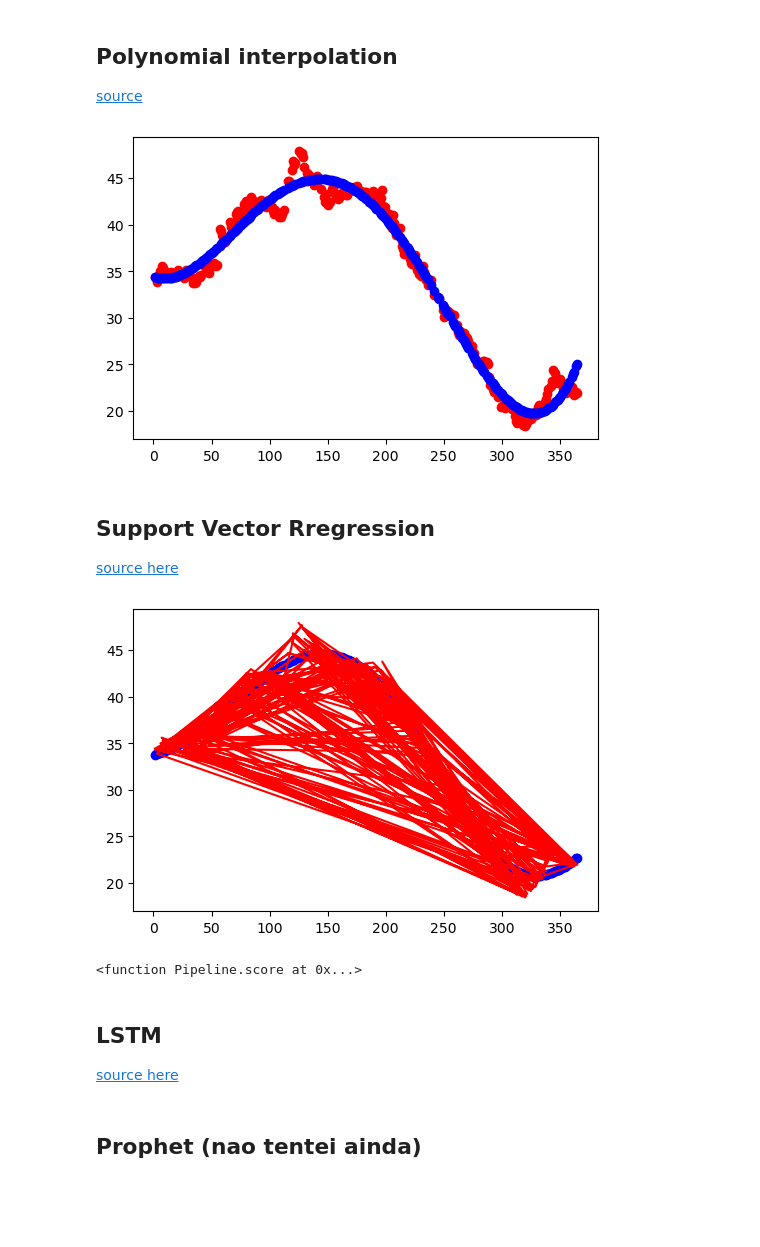
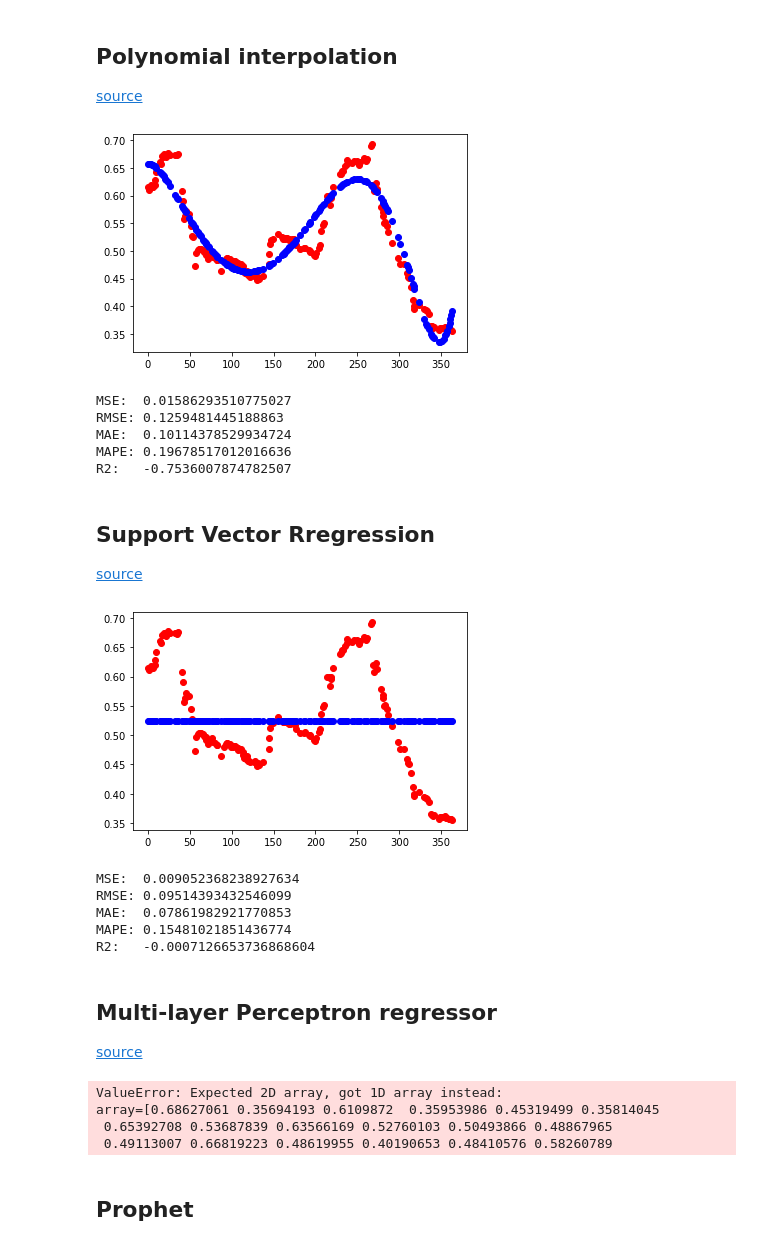
Before and after one commit to inatel-ic-cividati/Prediction, a Jupyter notebook: code/Analysis.ipynb, the cells around one changed output. Drawn from its saved outputs; the diff is of its cells as text; code cells hidden in the pictures; blank space fills up the shorter version.

Commit message:
Perceptron implemented

```diff
--- a/code/Analysis.ipynb
+++ b/code/Analysis.ipynb
@@ -9,7 +10,7 @@ import numpy as np
 # %% [markdown]
 Reading dataframes
 # %%
-df_gold = pd.read_csv('../data/d_gold.csv')
+df_gold = pd.read_csv('../data/d_kilo_gold_price_in_currency.csv')
 df_gold['date'] = pd.to_datetime(df_gold['date'], infer_datetime_format=True)
 # %% [markdown]
 ### Configuration
@@ -17,9 +18,9 @@ df_gold['date'] = pd.to_datetime(df_gold['date'], infer_datetime_format=True)
 from sklearn.model_selection import train_test_split
 
 data_x = np.arange(0, len(df_gold['date'])).reshape(-1,1)
-data_y = np.array(df_gold['America'])
+data_y = np.array(df_gold['China'])
 
-x_train, x_test, y_train, y_test = train_test_split(data_x, data_y, test_size=0.20)
+x_train, x_test, y_train, y_test = train_test_split(data_x, data_y, test_size=0.50)
 print("Train:", len(x_train))
 print("Test:", len(x_test))
 # %% [output]
@@ -36,15 +33,17 @@ x_train[2][0]
 # %%
 from sklearn import linear_model
 import matplotlib.pyplot as plt
-plt.rcParams["figure.dpi"] = 100
 
 model = linear_model.LinearRegression()
 model.fit(x_train, y_train.reshape(-1,1))
 
 print("Coeficiente: ", model.coef_[0][0])
 
-y_pred = model.predict(x_test)
+y_predict = model.predict(x_test)
 
-plt.scatter(x_test, y_test, color="blue")
-plt.plot(x_test, y_pred, color="red", linewidth=1)
+plt.scatter(x_test, y_test, color="red")
+plt.scatter(x_test, y_predict, color="blue", linewidth=1)
+plt.show()
+
+metrics.regression_metrics(y_test, y_predict)
 # %% [output]
@@ -59,7 +62,7 @@ Coeficiente:  -0.05591049113584972
 from sklearn.linear_model import LinearRegression
 from sklearn.preprocessing import PolynomialFeatures
 
-poly_reg = PolynomialFeatures(degree=4)
+poly_reg = PolynomialFeatures(degree=7)
 x_poly = poly_reg.fit_transform(x_train)
 
 pol_reg = LinearRegression()
@@ -70,31 +73,38 @@ y_predict = pol_reg.predict(x_poly)
 plt.scatter(x_train, y_train, color='red')
 plt.scatter(x_train, y_predict, color='blue')
 plt.show()
+
+metrics.regression_metrics(y_test, y_predict)
 # %% [output]
-[figure, old version]
+[figure, new version]
+MSE:  0.01586293510775027
+RMSE: 0.1259481445188863
+MAE:  0.10114378529934724
+MAPE: 0.19678517012016636
+R2:   -0.7536007874782507
 # %% [markdown]
 ## Support Vector Rregression
 
-[source here](https://scikit-learn.org/stable/modules/generated/sklearn.svm.SVR.html)
+[source](https://scikit-learn.org/stable/modules/generated/sklearn.svm.SVR.html)
 # %%
 from sklearn.svm import SVR
 from sklearn.pipeline import make_pipeline
 from sklearn.preprocessing import StandardScaler
 
 regr = make_pipeline(StandardScaler(), SVR(C=1.0, epsilon=0.2))
 regr.fit(x_train, y_train)
 
 y_predict = regr.predict(x_train)
 
-plt.plot(x_train, y_train, color='red')
+plt.scatter(x_train, y_train, color='red')
 plt.scatter(x_train, y_predict, color='blue')
 plt.show()
-print(regr.score)
-#Pipeline(steps=[('standardscaler', StandardScaler()),('svr', SVR(epsilon=0.2))])
+
+metrics.regression_metrics(y_test, y_predict)
 # %% [output]
-[figure, old version]
+[figure, new version]
-<function Pipeline.score at 0x...>
+MSE:  0.009052368238927634
+RMSE: 0.09514393432546099
+MAE:  0.07861982921770853
+MAPE: 0.15481021851436774
+R2:   -0.0007126653736868604
-# %% [markdown]
-## LSTM
-
-[source here](https://www.datacamp.com/community/tutorials/lstm-python-stock-market)
@@ -150,5 +111,26 @@ print('MSE error for standard averaging: %.5f'%(0.5*np.mean(mse_errors)))
+# %% [markdown]
+## Multi-layer Perceptron regressor
+
+[source](https://scikit-learn.org/stable/modules/generated/sklearn.neural_network.MLPRegressor.html#sklearn.neural_network.MLPRegressor)
+# %%
+from sklearn.neural_network import MLPRegressor
+
+regr = MLPRegressor(random_state=1).fit(x_train, y_train)
+regr.predict(y_test)
+regr.score(x_test, y_test)
+
+plt.scatter(x_train, y_train, color='red')
+plt.scatter(x_train, y_predict, color='blue')
+plt.show()
+
+metrics.regression_metrics(y_test, y_predict)
+# %% [output]
+ValueError: Expected 2D array, got 1D array instead:
+array=[0.68627061 0.35694193 0.6109872  0.35953986 0.45319499 0.35814045
+ 0.65392708 0.53687839 0.63566169 0.52760103 0.50493866 0.48867965
+ 0.49113007 0.66819223 0.48619955 0.40190653 0.48410576 0.58260789
 # %% [markdown]
-## Prophet (nao tentei ainda)
+## Prophet
 # %%
 import pandas as pd
 from fbprophet import Prophet
```
Also changed, not shown: parts of 7 cells of this notebook, 4 other files.
